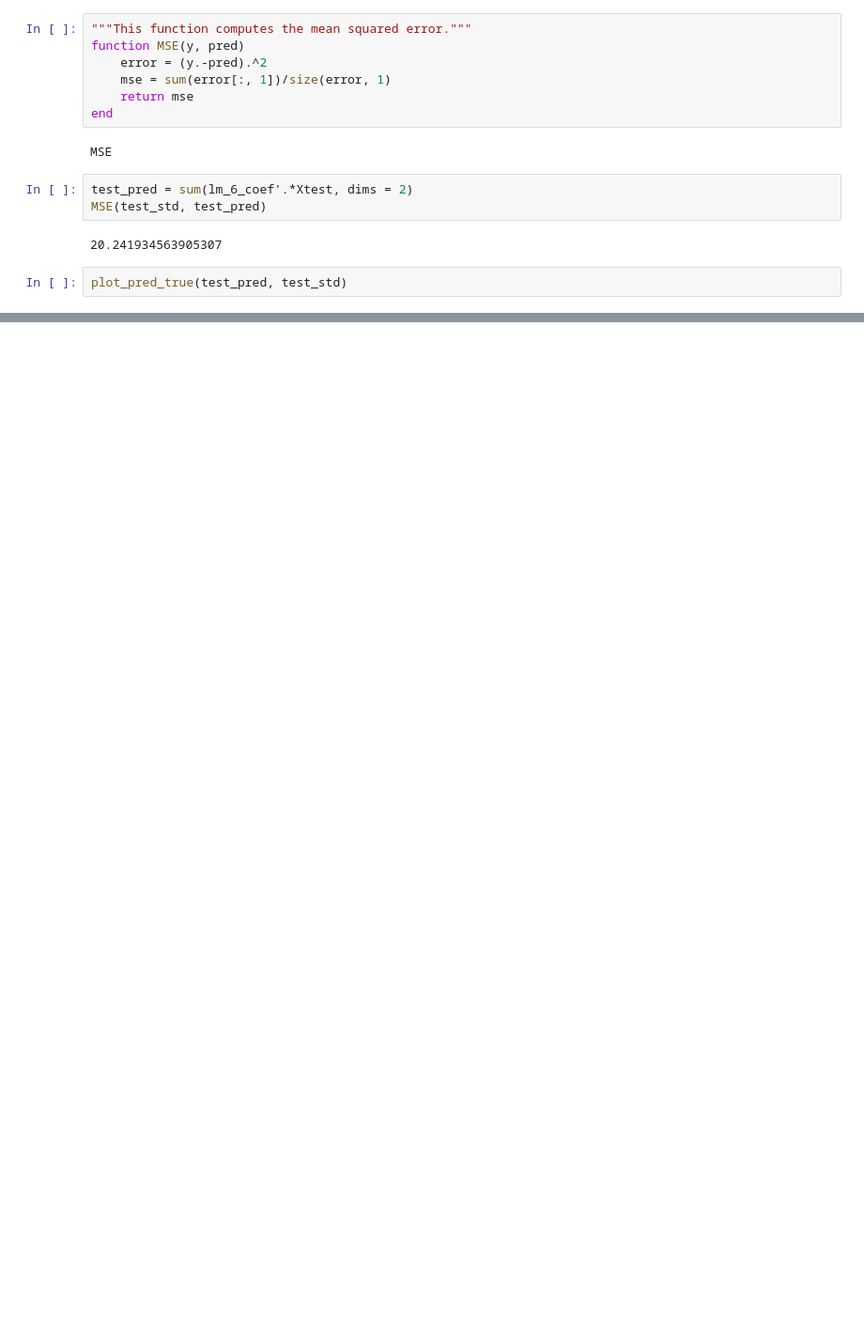
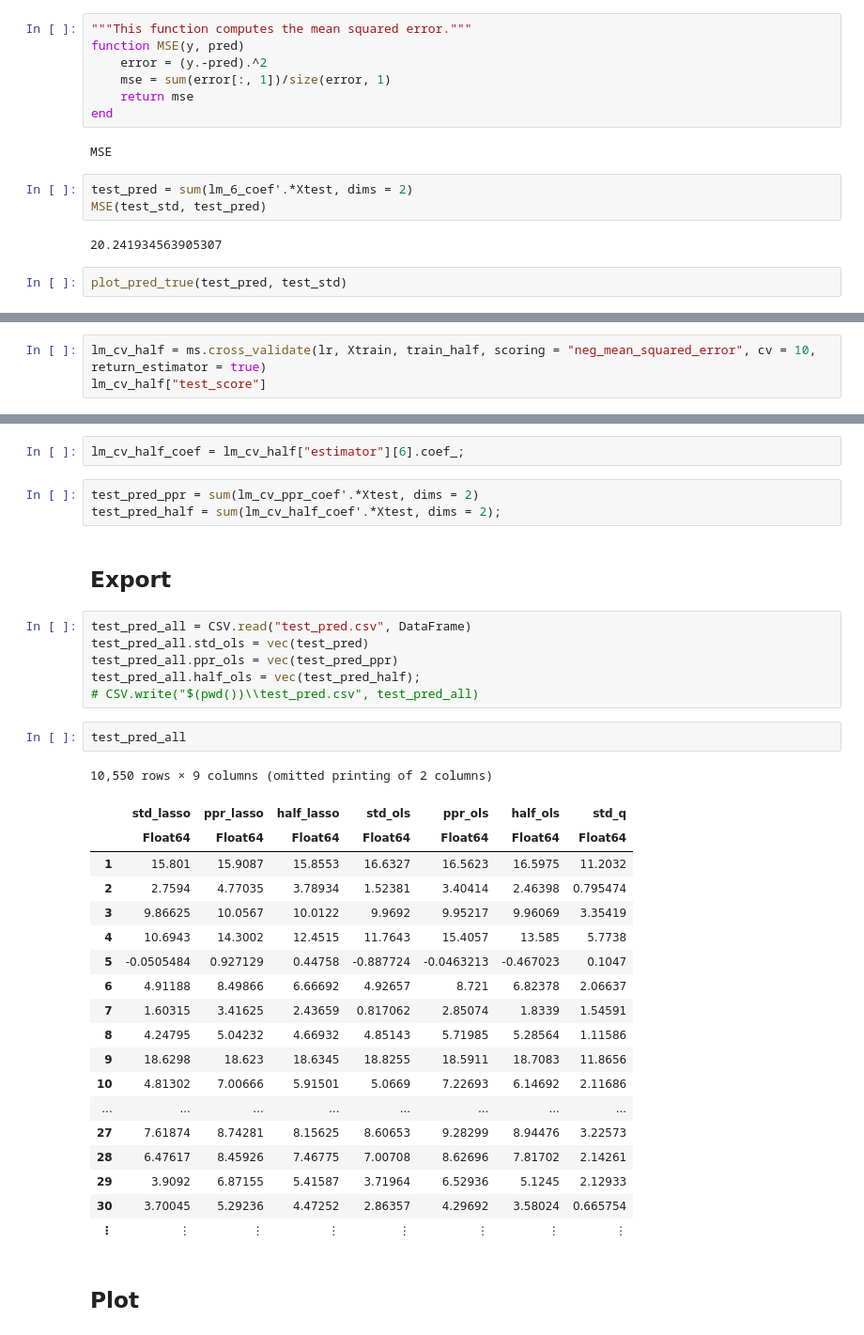
Before and after one commit to darrenwchang/dream-team, a Jupyter notebook: base models/lm_sklearn.ipynb, the cells around one changed output, grey strips where cells are left out. Shown: that part at 94% size. Saved outputs shown, nothing was run; the diff lists cells and outputs as text; blank space fills up the shorter version.

```diff
--- a/base models/lm_sklearn.ipynb
+++ b/base models/lm_sklearn.ipynb
@@ -111,0 +113,3 @@ plot_pred_true(test_pred, test_std)
+# %%
+lm_cv_half = ms.cross_validate(lr, Xtrain, train_half, scoring = "neg_mean_squared_error", cv = 10, return_estimator = true)
+lm_cv_half["test_score"]
@@ -111,0 +128,37 @@ plot_pred_true(test_pred, test_std)
+# %%
+lm_cv_half_coef = lm_cv_half["estimator"][6].coef_;
+# %%
+test_pred_ppr = sum(lm_cv_ppr_coef'.*Xtest, dims = 2)
+test_pred_half = sum(lm_cv_half_coef'.*Xtest, dims = 2);
+# %% [markdown]
+## Export
+# %%
+test_pred_all = CSV.read("test_pred.csv", DataFrame)
+test_pred_all.std_ols = vec(test_pred)
+test_pred_all.ppr_ols = vec(test_pred_ppr)
+test_pred_all.half_ols = vec(test_pred_half);
+# CSV.write("$(pwd())\\test_pred.csv", test_pred_all)
+# %%
+test_pred_all
+# %% [output]
+10,550 rows × 9 columns (omitted printing of 2 columns)
+|  | std_lasso | ppr_lasso | half_lasso | std_ols | ppr_ols | half_ols | std_q |
+|  | Float64 | Float64 | Float64 | Float64 | Float64 | Float64 | Float64 |
+| 1 | 15.801 | 15.9087 | 15.8553 | 16.6327 | 16.5623 | 16.5975 | 11.2032 |
+| 2 | 2.7594 | 4.77035 | 3.78934 | 1.52381 | 3.40414 | 2.46398 | 0.795474 |
+| 3 | 9.86625 | 10.0567 | 10.0122 | 9.9692 | 9.95217 | 9.96069 | 3.35419 |
+| 4 | 10.6943 | 14.3002 | 12.4515 | 11.7643 | 15.4057 | 13.585 | 5.7738 |
+| 5 | -0.0505484 | 0.927129 | 0.44758 | -0.887724 | -0.0463213 | -0.467023 | 0.1047 |
+| 6 | 4.91188 | 8.49866 | 6.66692 | 4.92657 | 8.721 | 6.82378 | 2.06637 |
+| 7 | 1.60315 | 3.41625 | 2.43659 | 0.817062 | 2.85074 | 1.8339 | 1.54591 |
+| 8 | 4.24795 | 5.04232 | 4.66932 | 4.85143 | 5.71985 | 5.28564 | 1.11586 |
+| 9 | 18.6298 | 18.623 | 18.6345 | 18.8255 | 18.5911 | 18.7083 | 11.8656 |
+| 10 | 4.81302 | 7.00666 | 5.91501 | 5.0669 | 7.22693 | 6.14692 | 2.11686 |
+| ... | ... | ... | ... | ... | ... | ... | ... |
+| 27 | 7.61874 | 8.74281 | 8.15625 | 8.60653 | 9.28299 | 8.94476 | 3.22573 |
+| 28 | 6.47617 | 8.45926 | 7.46775 | 7.00708 | 8.62696 | 7.81702 | 2.14261 |
+| 29 | 3.9092 | 6.87155 | 5.41587 | 3.71964 | 6.52936 | 5.1245 | 2.12933 |
+| 30 | 3.70045 | 5.29236 | 4.47252 | 2.86357 | 4.29692 | 3.58024 | 0.665754 |
+| ⋮ | ⋮ | ⋮ | ⋮ | ⋮ | ⋮ | ⋮ | ⋮ |
+# %% [markdown]
+## Plot
```
Also changed, not shown: parts of 10 cells of this notebook, 5 other files.
